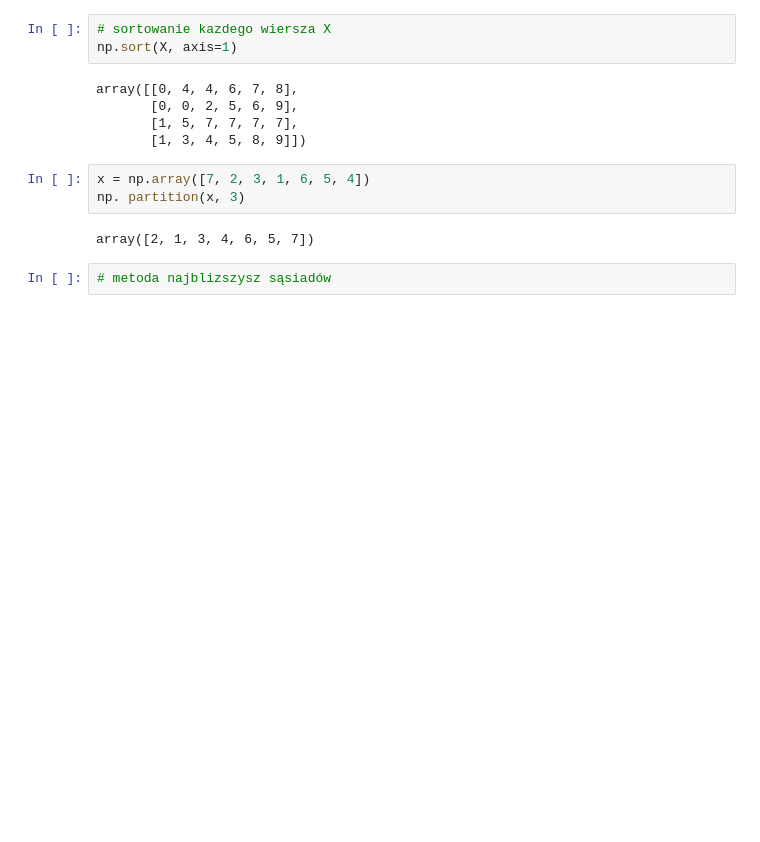
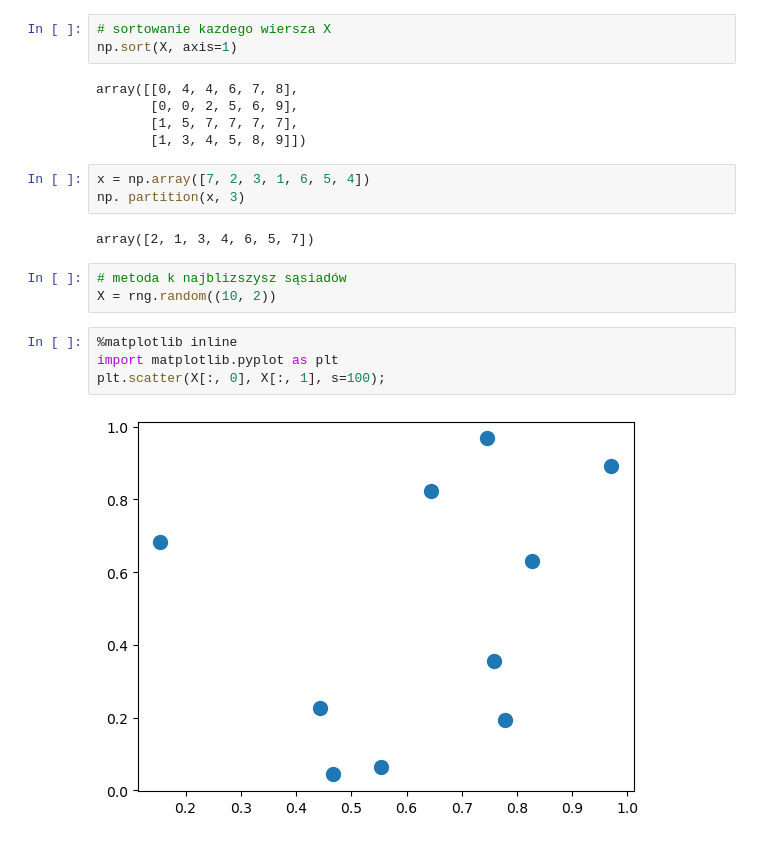
Before and after one commit to aradatascience/arads-Python-workspace, a Jupyter notebook: jupyter_03_numpy.ipynb, the cells around one changed output. Saved outputs shown, nothing was run; the diff lists cells and outputs as text; blank space fills up the shorter version.

```diff
--- a/jupyter_03_numpy.ipynb
+++ b/jupyter_03_numpy.ipynb
@@ -485,4 +485,11 @@ np. partition(x, 3)
 # %% [output]
 array([2, 1, 3, 4, 6, 5, 7])
 # %%
-# metoda najblizszysz sąsiadów
+# metoda k najblizszysz sąsiadów
+X = rng.random((10, 2))
+# %%
+%matplotlib inline
+import matplotlib.pyplot as plt
+plt.scatter(X[:, 0], X[:, 1], s=100);
+# %% [output]
+[figure, added]
```
Also changed, not shown: parts of 10 cells of this notebook.
